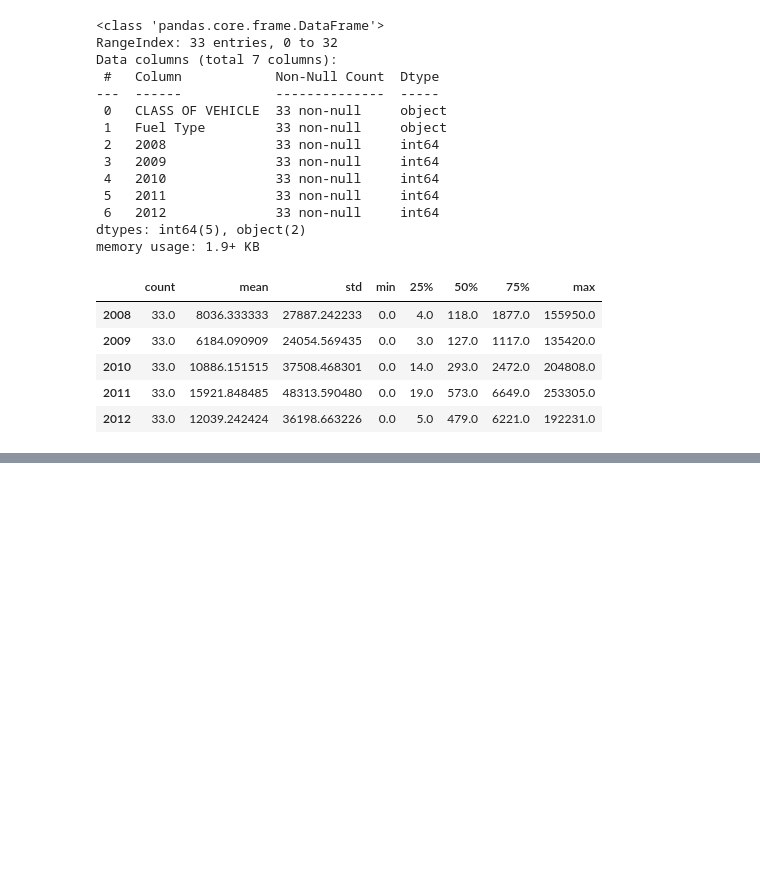
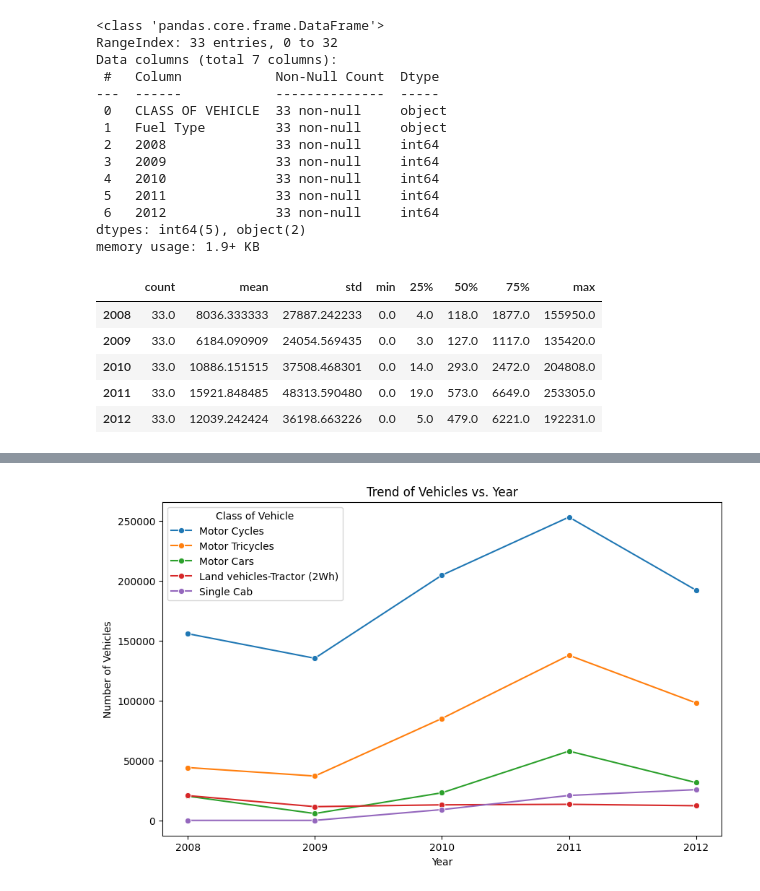
Before and after one commit to Vithyashagar/Infographic-Poster, a Jupyter notebook: 248382A_infographic_analysis.ipynb, the cells around one changed output, grey strips where cells are left out. Cells and saved outputs as stored; diff of their text form; code cells hidden in the pictures; blank space fills up the shorter version.

```diff
--- a/248382A_infographic_analysis.ipynb
+++ b/248382A_infographic_analysis.ipynb
@@ -71,6 +71,8 @@ Data columns (total 7 columns):
  6   2012              33 non-null     int64
 dtypes: int64(5), object(2)
 memory usage: 1.9+ KB
+# %%
+new_vehicles.rename(columns={2008:"2008",2009:"2009",2010:"2010",2011:"2011",2012:"2012"}, inplace=True)
 # %%
 new_vehicles.describe().T
 # %% [output]
@@ -131,0 +334,4 @@ injury_2012.head()
+# %%
+new_vehicles_grouped = new_vehicles.groupby("CLASS OF VEHICLE").sum()
+
+new_vehicles_grouped.drop(columns="Fuel Type", inplace=True)
@@ -131,0 +358,6 @@ injury_2012.head()
+# %%
+new_vehicles_grouped['Total'] = new_vehicles_grouped[["2008", "2009", "2010", "2011", "2012"]].sum(axis=1)
+new_vehicles_grouped = new_vehicles_grouped.sort_values(by="Total", ascending=False)
+
+new_vehicles_grouped = new_vehicles_grouped.reset_index()
+top_records = new_vehicles_grouped.head()
@@ -131,0 +367,16 @@ injury_2012.head()
+# %%
+# Melt the DataFrame to reshape it for plotting
+melted_df = pd.melt(top_records, id_vars=['CLASS OF VEHICLE'], value_vars=["2008", "2009", "2010", "2011", "2012"],
+                     var_name='Year', value_name='Number of Vehicles')
+
+
+# Plotting using Seaborn
+plt.figure(figsize=(10, 6))
+sns.lineplot(data=melted_df, x='Year', y='Number of Vehicles', hue='CLASS OF VEHICLE', marker='o')
+plt.title('Trend of Vehicles vs. Year')
+plt.xlabel('Year')
+plt.ylabel('Number of Vehicles')
+plt.legend(title='Class of Vehicle')
+plt.show()
+# %% [output]
+[figure, added]
```
Also changed, not shown: parts of 33 cells of this notebook.
